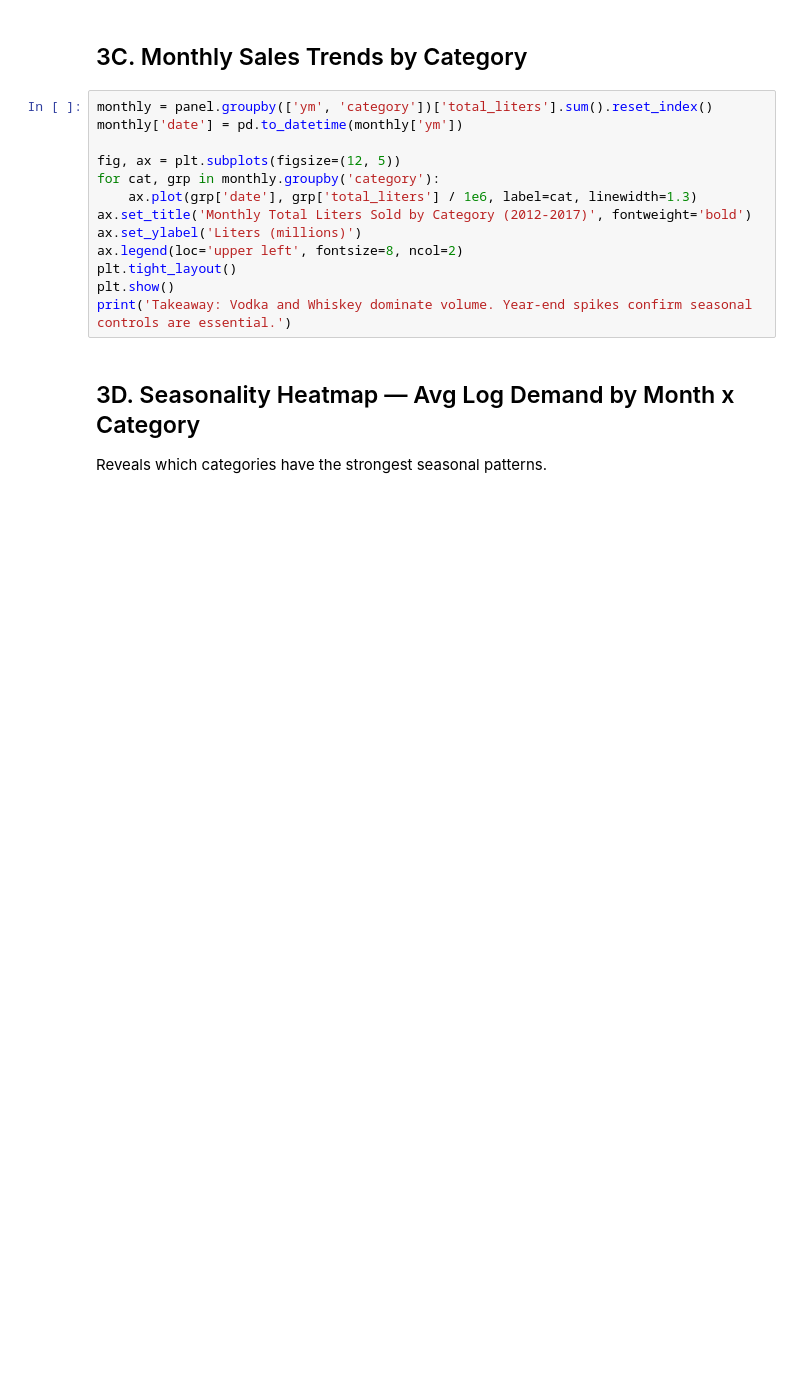
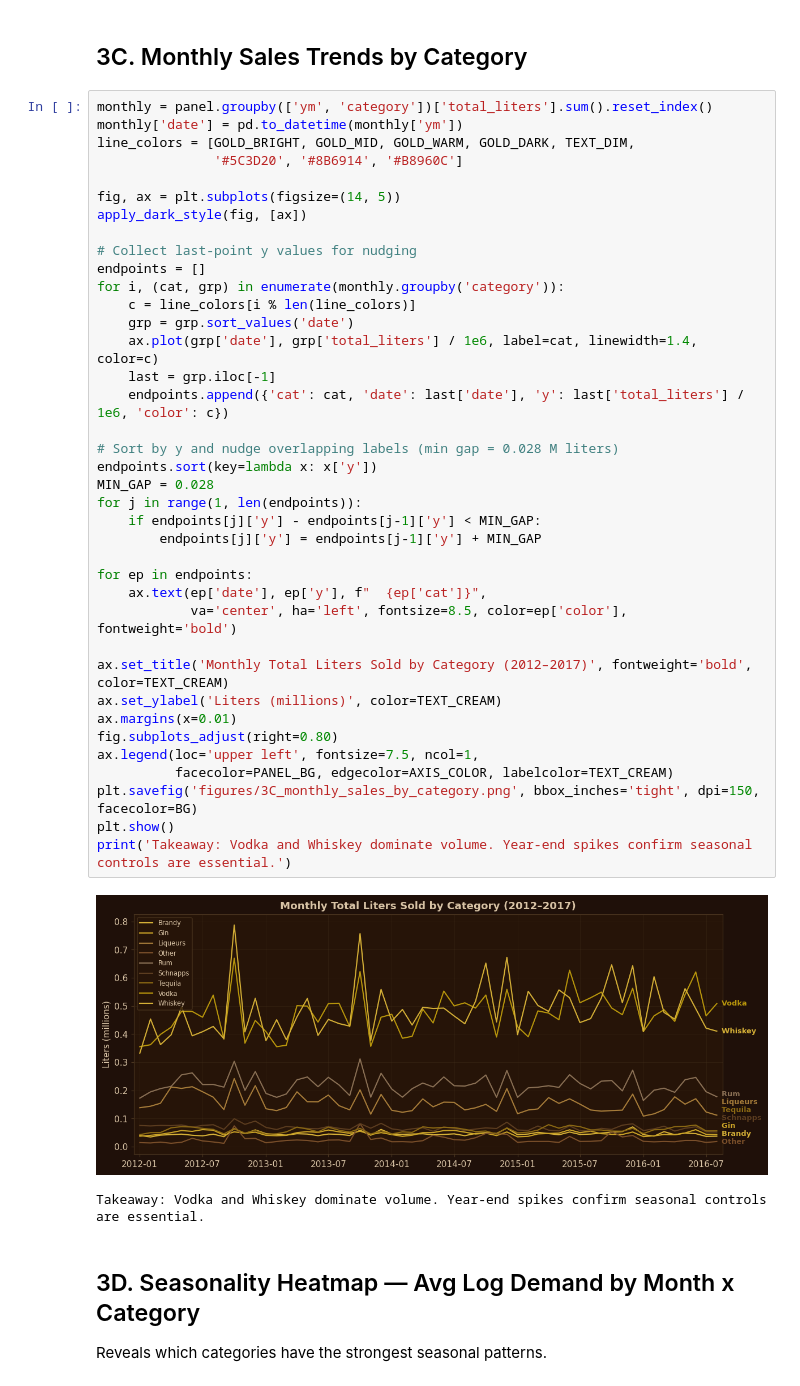
Before and after one commit to ajuare5/iowa-liquor-sales-analytics, a Jupyter notebook: iowa_liquor_demand_analysis.ipynb, the cells around one changed output. Saved outputs shown, nothing was run; the diff lists cells and outputs as text; blank space fills up the shorter version.

```diff
--- a/iowa_liquor_demand_analysis.ipynb
+++ b/iowa_liquor_demand_analysis.ipynb
@@ -250,16 +320,44 @@ print('Note: Fixed effects absorb confounds like county wealth — within-unit e
 # %%
 monthly = panel.groupby(['ym', 'category'])['total_liters'].sum().reset_index()
 monthly['date'] = pd.to_datetime(monthly['ym'])
+line_colors = [GOLD_BRIGHT, GOLD_MID, GOLD_WARM, GOLD_DARK, TEXT_DIM,
+               '#5C3D20', '#8B6914', '#B8960C']
 
-fig, ax = plt.subplots(figsize=(12, 5))
-for cat, grp in monthly.groupby('category'):
-    ax.plot(grp['date'], grp['total_liters'] / 1e6, label=cat, linewidth=1.3)
-ax.set_title('Monthly Total Liters Sold by Category (2012-2017)', fontweight='bold')
-ax.set_ylabel('Liters (millions)')
-ax.legend(loc='upper left', fontsize=8, ncol=2)
-plt.tight_layout()
+fig, ax = plt.subplots(figsize=(14, 5))
+apply_dark_style(fig, [ax])
+
+# Collect last-point y values for nudging
+endpoints = []
+for i, (cat, grp) in enumerate(monthly.groupby('category')):
+    c = line_colors[i % len(line_colors)]
+    grp = grp.sort_values('date')
+    ax.plot(grp['date'], grp['total_liters'] / 1e6, label=cat, linewidth=1.4, color=c)
+    last = grp.iloc[-1]
+    endpoints.append({'cat': cat, 'date': last['date'], 'y': last['total_liters'] / 1e6, 'color': c})
+
+# Sort by y and nudge overlapping labels (min gap = 0.028 M liters)
+endpoints.sort(key=lambda x: x['y'])
+MIN_GAP = 0.028
+for j in range(1, len(endpoints)):
+    if endpoints[j]['y'] - endpoints[j-1]['y'] < MIN_GAP:
+        endpoints[j]['y'] = endpoints[j-1]['y'] + MIN_GAP
+
+for ep in endpoints:
+    ax.text(ep['date'], ep['y'], f"  {ep['cat']}",
+            va='center', ha='left', fontsize=8.5, color=ep['color'], fontweight='bold')
+
+ax.set_title('Monthly Total Liters Sold by Category (2012–2017)', fontweight='bold', color=TEXT_CREAM)
+ax.set_ylabel('Liters (millions)', color=TEXT_CREAM)
+ax.margins(x=0.01)
+fig.subplots_adjust(right=0.80)
+ax.legend(loc='upper left', fontsize=7.5, ncol=1,
+          facecolor=PANEL_BG, edgecolor=AXIS_COLOR, labelcolor=TEXT_CREAM)
+plt.savefig('figures/3C_monthly_sales_by_category.png', bbox_inches='tight', dpi=150, facecolor=BG)
 plt.show()
 print('Takeaway: Vodka and Whiskey dominate volume. Year-end spikes confirm seasonal controls are essential.')
+# %% [output]
+[figure, added]
+Takeaway: Vodka and Whiskey dominate volume. Year-end spikes confirm seasonal controls are essential.
 # %% [markdown]
 ## 3D. Seasonality Heatmap — Avg Log Demand by Month x Category
 
```
Also changed, not shown: parts of 36 cells of this notebook.
